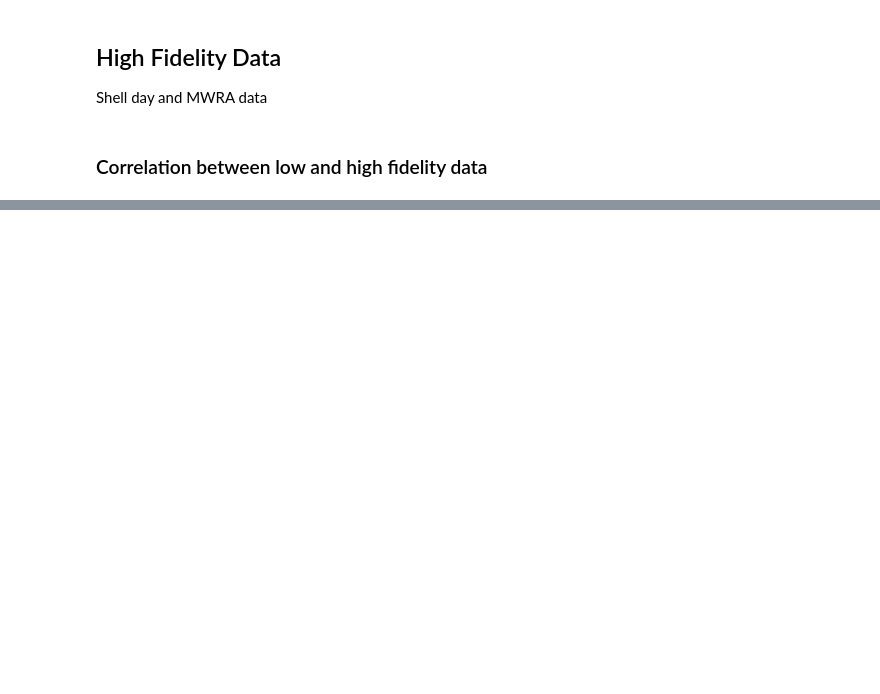
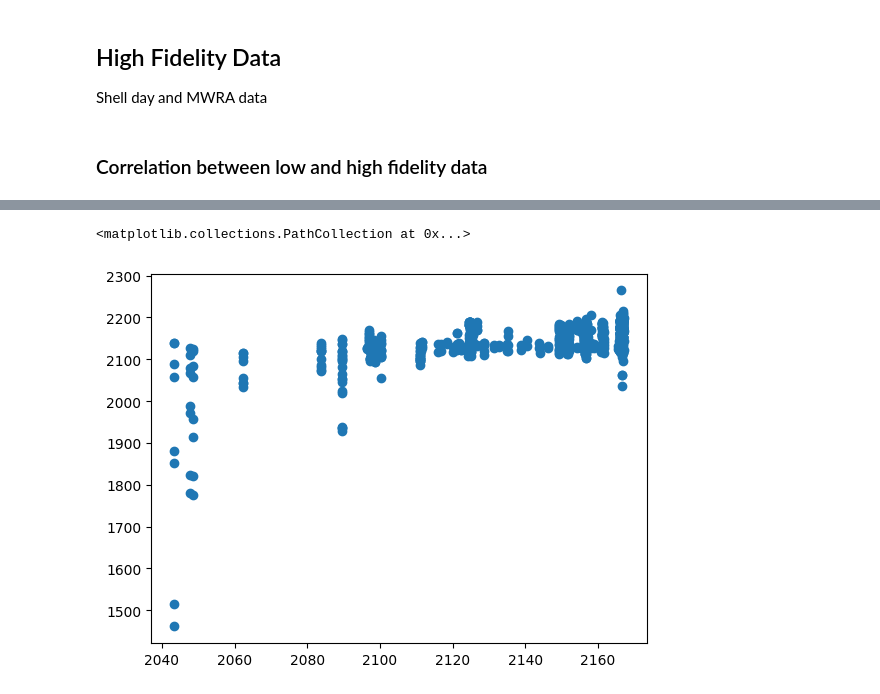
Before and after one commit to becklabs/oa-modeling, a Jupyter notebook: code/dataAnalysis/MultifidelityModeling.ipynb, the cells around one changed output, grey strips where cells are left out. Drawn from its saved outputs; the diff is of its cells as text; code cells hidden in the pictures; blank space fills up the shorter version.

```diff
--- a/code/dataAnalysis/MultifidelityModeling.ipynb
+++ b/code/dataAnalysis/MultifidelityModeling.ipynb
@@ -42,0 +94,20 @@ plt.scatter(sal_and_ta['PROF_DATE_TIME_LOCAL'], sal_and_ta['TA in (mmol/kgSW)'])
+# %%
+# We will use the simplest form of GP model, exact inference
+class ExactGPModel(gpytorch.models.ExactGP):
+    def __init__(self, train_x, train_y, likelihood):
+        super(ExactGPModel, self).__init__(train_x, train_y, likelihood)
+        self.mean_module = gpytorch.means.ConstantMean()
+        self.covar_module = gpytorch.kernels.ScaleKernel(gpytorch.kernels.RBFKernel())
+
+    def forward(self, x):
+        mean_x = self.mean_module(x)
+        covar_x = self.covar_module(x)
+        return gpytorch.distributions.MultivariateNormal(mean_x, covar_x)
+
+# initialize likelihood and model
+likelihood = gpytorch.likelihoods.GaussianLikelihood()
+model = ExactGPModel(train_x, train_y, likelihood)
+# %%
+# initialize likelihood and model
+likelihood = gpytorch.likelihoods.GaussianLikelihood()
+model = ExactGPModel(train_x, train_y, likelihood)
@@ -42,0 +178,3 @@ plt.scatter(sal_and_ta['PROF_DATE_TIME_LOCAL'], sal_and_ta['TA in (mmol/kgSW)'])
+# %%
+with torch.no_grad(), gpytorch.settings.fast_pred_var():
+    observed_pred = likelihood(model(train_x))
@@ -42,0 +188,6 @@ plt.scatter(sal_and_ta['PROF_DATE_TIME_LOCAL'], sal_and_ta['TA in (mmol/kgSW)'])
+# %%
+# Plot observed_pred.mean vs train_y
+plt.scatter(observed_pred.mean, train_y)
+# %% [output]
+<matplotlib.collections.PathCollection at 0x...>
+[figure, added]
```
Also changed, not shown: parts of 14 cells of this notebook, 13 other files.
